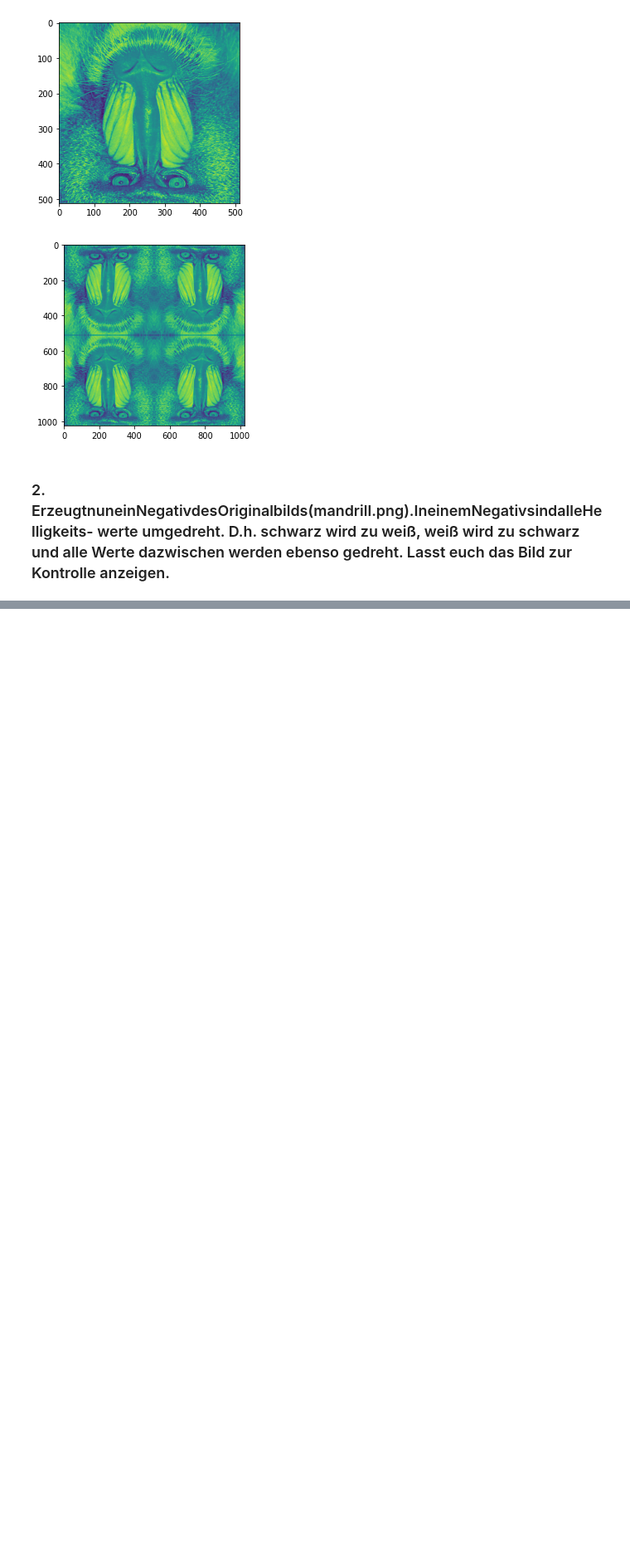
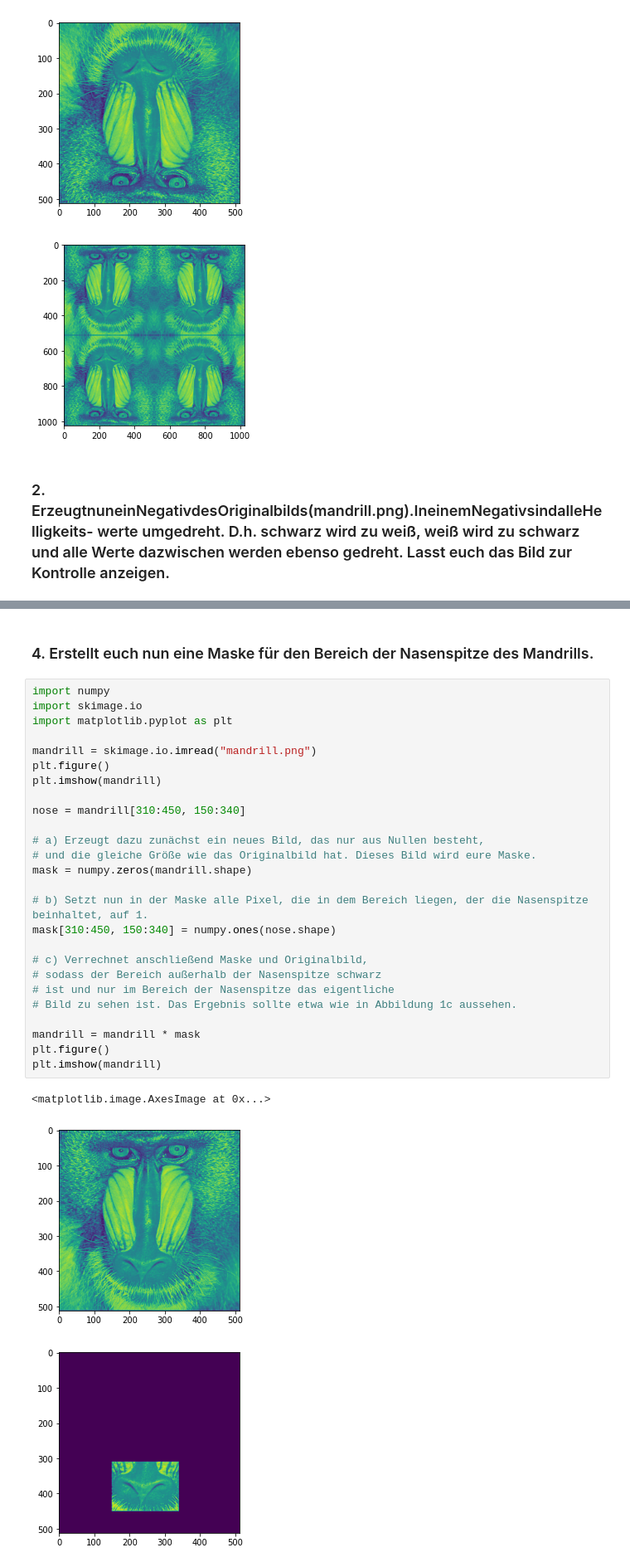
Before and after one commit to pzierahn/uni.2020.bildverarbeitung, a Jupyter notebook: exercise.01/exercise.01.ipynb, the cells around one changed output, grey strips where cells are left out. Shown at 83% size. Drawn from its saved outputs; the diff is of its cells as text; blank space fills up the shorter version.

```diff
--- a/exercise.01/exercise.01.ipynb
+++ b/exercise.01/exercise.01.ipynb
@@ -225,0 +246,32 @@ Lossy conversion from float64 to uint8. Range [23.0, 255.0]. Convert image to ui
+# %% [markdown]
+### 4. Erstellt euch nun eine Maske für den Bereich der Nasenspitze des Mandrills.
+# %%
+import numpy
+import skimage.io
+import matplotlib.pyplot as plt
+
+mandrill = skimage.io.imread("mandrill.png")
+plt.figure()
+plt.imshow(mandrill)
+
+nose = mandrill[310:450, 150:340]
+
+# a) Erzeugt dazu zunächst ein neues Bild, das nur aus Nullen besteht,
+# und die gleiche Größe wie das Originalbild hat. Dieses Bild wird eure Maske.
+mask = numpy.zeros(mandrill.shape)
+
+# b) Setzt nun in der Maske alle Pixel, die in dem Bereich liegen, der die Nasenspitze beinhaltet, auf 1.
+mask[310:450, 150:340] = numpy.ones(nose.shape)
+
+# c) Verrechnet anschließend Maske und Originalbild,
+# sodass der Bereich außerhalb der Nasenspitze schwarz
+# ist und nur im Bereich der Nasenspitze das eigentliche
+# Bild zu sehen ist. Das Ergebnis sollte etwa wie in Abbildung 1c aussehen.
+
+mandrill = mandrill * mask
+plt.figure()
+plt.imshow(mandrill)
+# %% [output]
+<matplotlib.image.AxesImage at 0x...>
+[figure, added]
+[figure, added]
```
Also changed, not shown: parts of 5 cells of this notebook.
